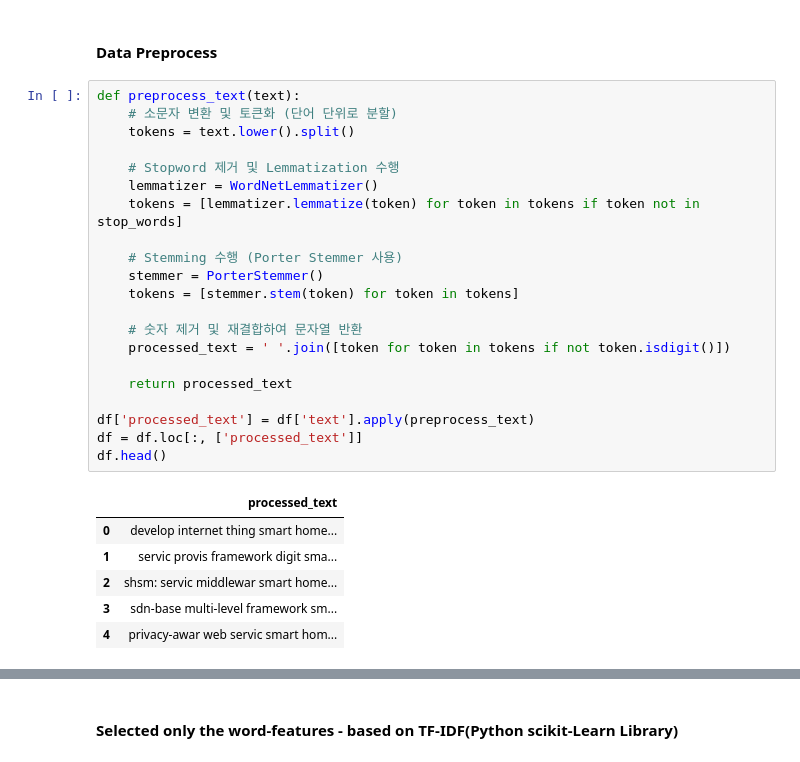
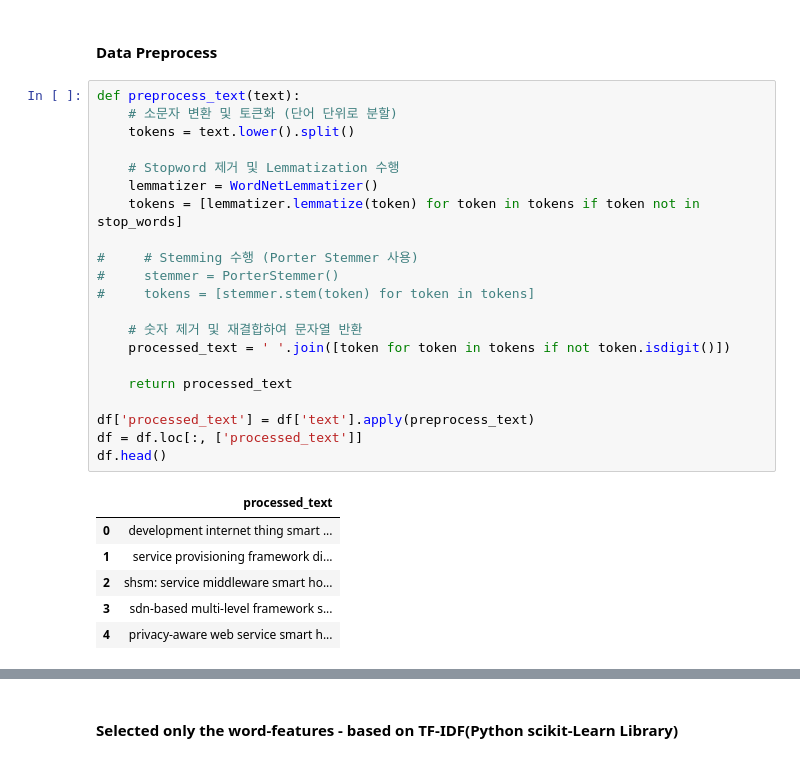
Before and after one commit to Geunhyeong-Han/shs-literature-text-mining, a Jupyter notebook: main.ipynb, the cells around one changed output, grey strips where cells are left out. Cells and saved outputs as stored; diff of their text form.

```diff
--- a/main.ipynb
+++ b/main.ipynb
@@ -106,31 +106,31 @@ df.shape
 # %%
 def preprocess_text(text):
     # 소문자 변환 및 토큰화 (단어 단위로 분할)
     tokens = text.lower().split()
 
     # Stopword 제거 및 Lemmatization 수행
     lemmatizer = WordNetLemmatizer()
     tokens = [lemmatizer.lemmatize(token) for token in tokens if token not in stop_words]
 
-    # Stemming 수행 (Porter Stemmer 사용)
-    stemmer = PorterStemmer()
-    tokens = [stemmer.stem(token) for token in tokens]
+#     # Stemming 수행 (Porter Stemmer 사용)
+#     stemmer = PorterStemmer()
+#     tokens = [stemmer.stem(token) for token in tokens]
 
     # 숫자 제거 및 재결합하여 문자열 반환
     processed_text = ' '.join([token for token in tokens if not token.isdigit()])
 
     return processed_text
 
 df['processed_text'] = df['text'].apply(preprocess_text)
 df = df.loc[:, ['processed_text']]
 df.head()
 # %% [output]
 |  | processed_text |
-| 0 | develop internet thing smart home... |
-| 1 | servic provis framework digit sma... |
-| 2 | shsm: servic middlewar smart home... |
-| 3 | sdn-base multi-level framework sm... |
-| 4 | privacy-awar web servic smart hom... |
+| 0 | development internet thing smart ... |
+| 1 | service provisioning framework di... |
+| 2 | shsm: service middleware smart ho... |
+| 3 | sdn-based multi-level framework s... |
+| 4 | privacy-aware web service smart h... |
 # %%
 tfidf_vectorizer = TfidfVectorizer()
 tfidf_matrix = tfidf_vectorizer.fit_transform(df['processed_text'])
```
Also changed, not shown: parts of 8 cells of this notebook.
